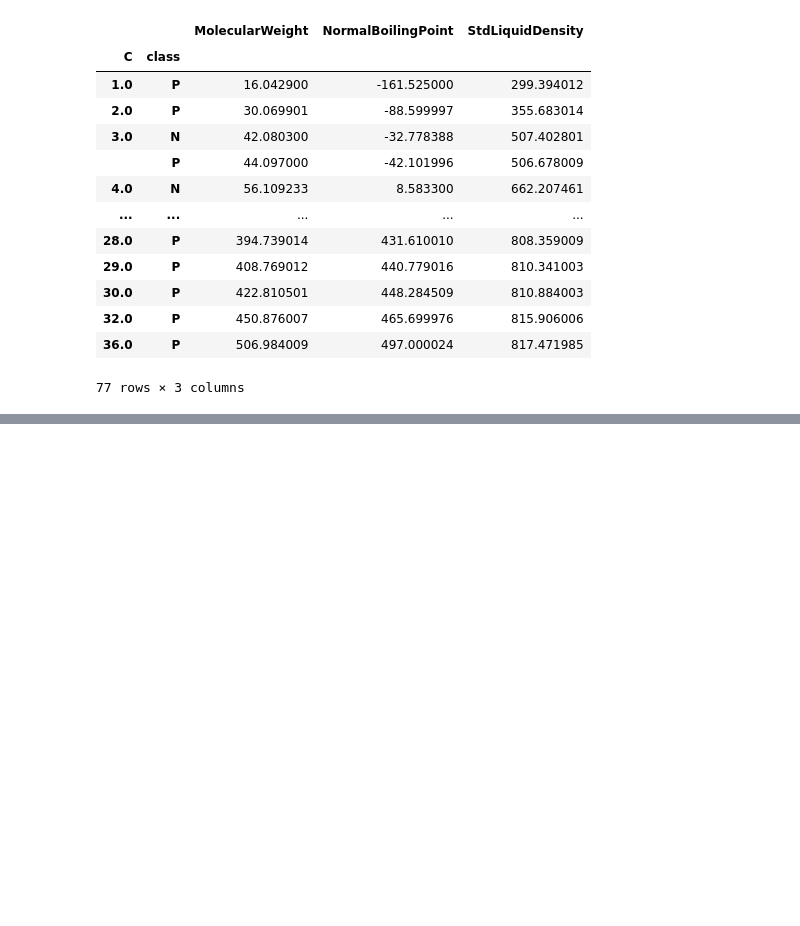
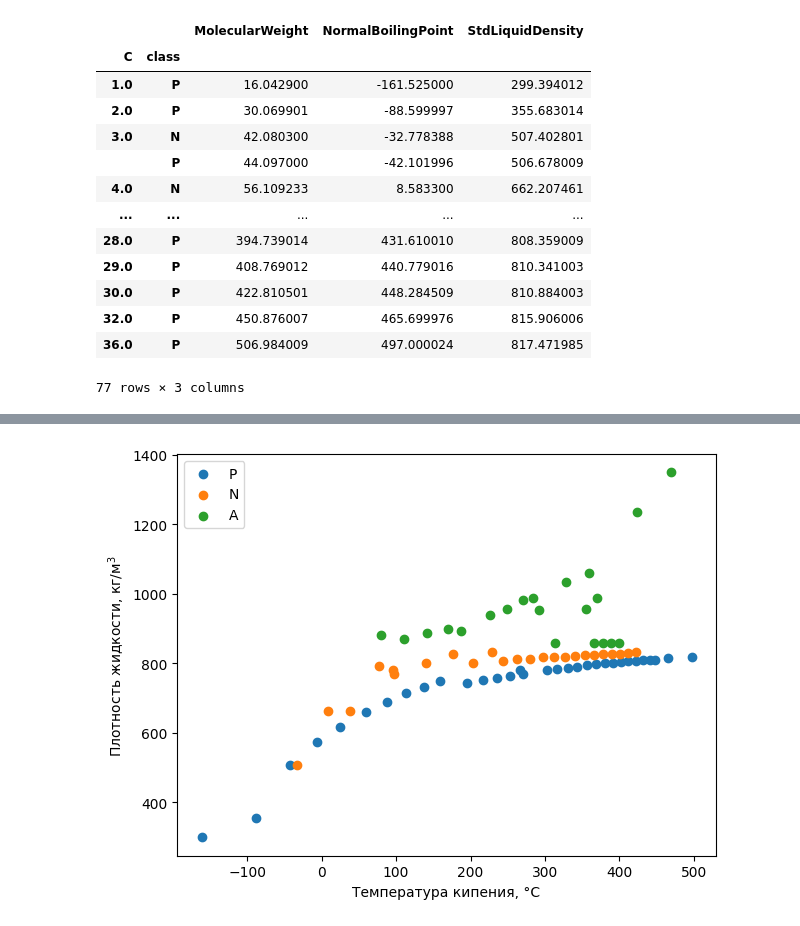
Before and after one commit to VChuzlov/Python_for_CE, a Jupyter notebook: ЛБ/ЛБ-05-Pandas/work.ipynb, the cells around one changed output, grey strips where cells are left out. Drawn from its saved outputs; the diff is of its cells as text; code cells hidden in the pictures; blank space fills up the shorter version.

```diff
--- a/ЛБ/ЛБ-05-Pandas/work.ipynb
+++ b/ЛБ/ЛБ-05-Pandas/work.ipynb
@@ -46,0 +57,10 @@ pna_by_c.plot()
+# %%
+plt.scatter(p_by_c.NormalBoilingPoint, p_by_c.StdLiquidDensity, label='P')
+plt.scatter(n_by_c.NormalBoilingPoint, n_by_c.StdLiquidDensity, label='N')
+plt.scatter(a_by_c.NormalBoilingPoint, a_by_c.StdLiquidDensity, label='A')
+plt.xlabel('Температура кипения, °С')
+plt.ylabel('Плотность жидкости, кг/м$^3$')
+plt.legend()
+plt.tight_layout()
+# %% [output]
+[figure, added]
```
Also changed, not shown: parts of 4 cells of this notebook.
